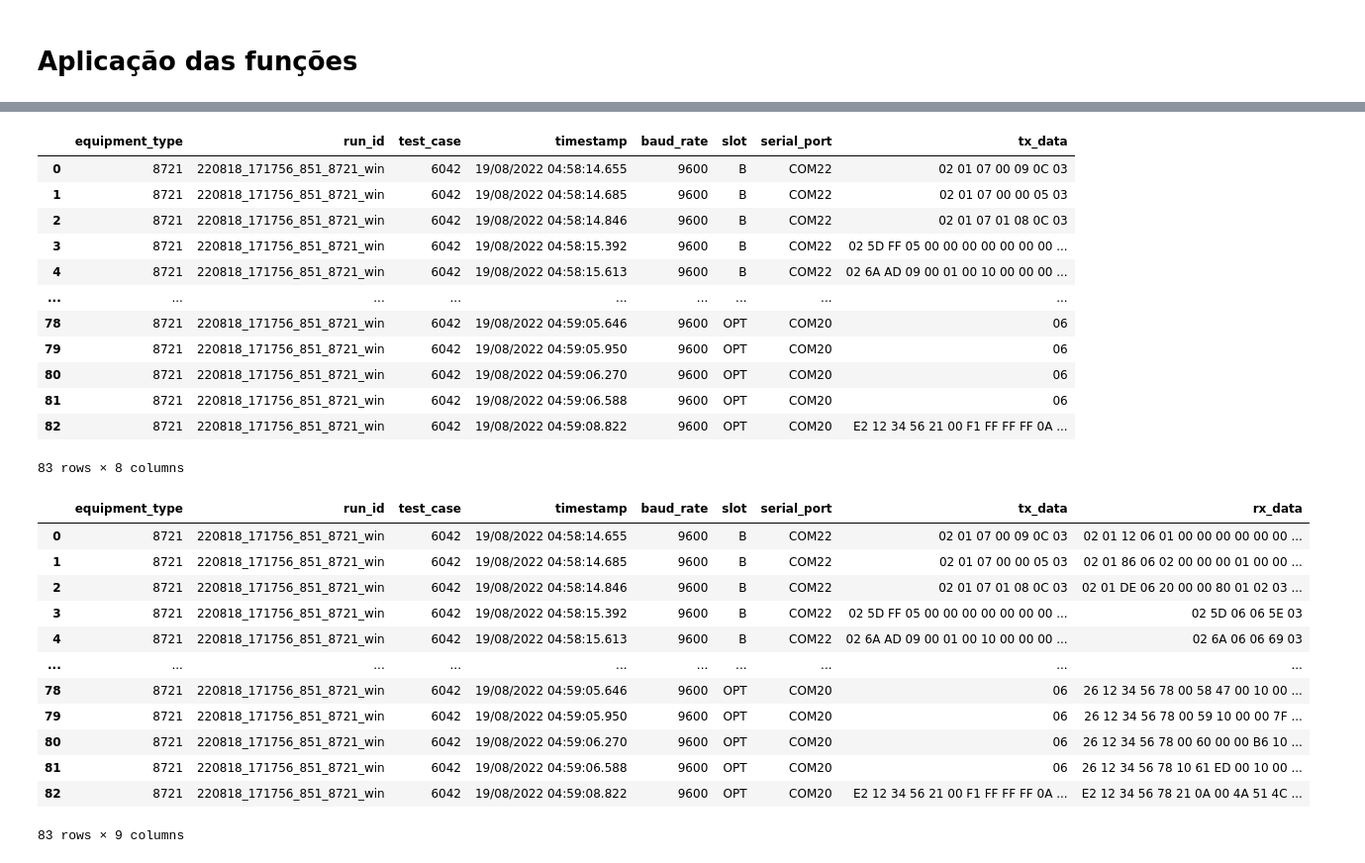
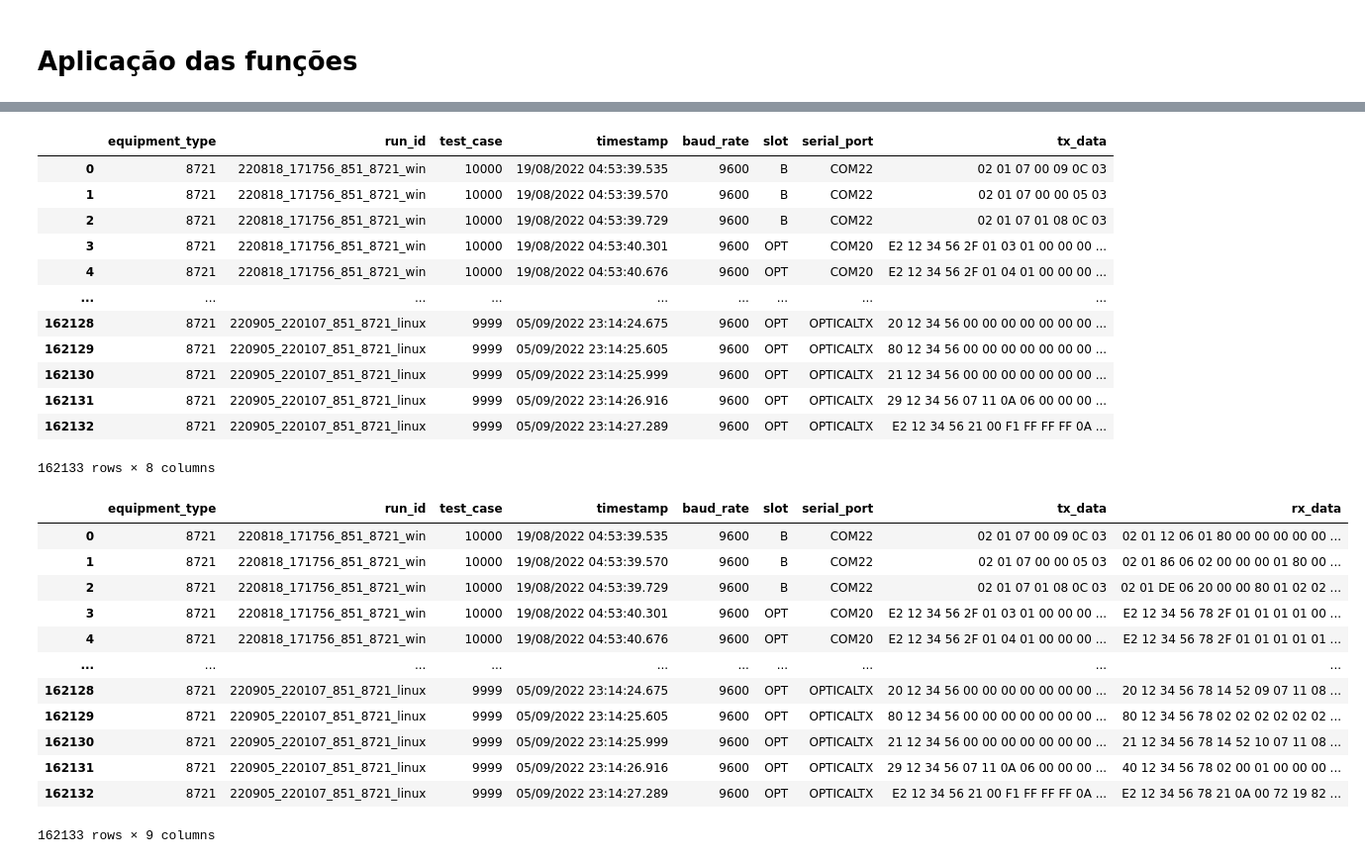
Before and after one commit to mthSolon/logs_ativ, a Jupyter notebook: main2.ipynb, the cells around one changed output, grey strips where cells are left out. Shown at 99% size. Saved outputs shown, nothing was run; the diff lists cells and outputs as text; code cells hidden in the pictures.

```diff
--- a/main2.ipynb
+++ b/main2.ipynb
@@ -376,3 +434,4 @@ logs
 # %%
-logs['baud_rate'] = logs.apply(get_baud_rate, path=path_logs, axis=1)
-logs
+# same_test_case = False
+# logs['baud_rate'], same_test_case = logs.apply(get_baud_rate, path=path_logs, same_test_case=same_test_case, axis=1)
+# logs
@@ -393,5 +438,6 @@ logs
 # %%
-logs['slot'] = logs.apply(get_slot, path=path_logs, axis=1)
+slots = get_slot(path_logs)
+logs['slot'] = logs.apply(apply_slot, slots_dict=slots, axis=1)
 logs
 # %% [output]
 |  | equipment_type | run_id | test_case | timestamp | baud_rate | slot |
@@ -410,5 +456,6 @@ logs
 # %%
-logs['serial_port'] = logs.apply(get_serial_port, path=path_logs, axis=1)
+serial_ports = get_serial_port(path_logs)
+logs['serial_port'] = logs.apply(apply_serial_port, serial_ports_dict=serial_ports, axis=1)
 logs
 # %% [output]
 |  | equipment_type | run_id | test_case | timestamp | baud_rate | slot | serial_port |
@@ -427,35 +474,37 @@ logs
 # %%
-logs['tx_data'] = logs.apply(get_tx_data, path=path_logs, axis=1)
+tx_datas = get_tx_data(path_logs)
+logs['tx_data'] = logs.apply(apply_tx_data, tx_dict=tx_datas, axis=1)
 logs
 # %% [output]
 |  | equipment_type | run_id | test_case | timestamp | baud_rate | slot | serial_port | tx_data |
-| 0 | 8721 | 220818_171756_851_8721_win | 6042 | 19/08/2022 04:58:14.655 | 9600 | B | COM22 | 02 01 07 00 09 0C 03 |
-| 1 | 8721 | 220818_171756_851_8721_win | 6042 | 19/08/2022 04:58:14.685 | 9600 | B | COM22 | 02 01 07 00 00 05 03 |
-| 2 | 8721 | 220818_171756_851_8721_win | 6042 | 19/08/2022 04:58:14.846 | 9600 | B | COM22 | 02 01 07 01 08 0C 03 |
-| 3 | 8721 | 220818_171756_851_8721_win | 6042 | 19/08/2022 04:58:15.392 | 9600 | B | COM22 | 02 5D FF 05 00 00 00 00 00 00 00 ... |
-| 4 | 8721 | 220818_171756_851_8721_win | 6042 | 19/08/2022 04:58:15.613 | 9600 | B | COM22 | 02 6A AD 09 00 01 00 10 00 00 00 ... |
+| 0 | 8721 | 220818_171756_851_8721_win | 10000 | 19/08/2022 04:53:39.535 | 9600 | B | COM22 | 02 01 07 00 09 0C 03 |
+| 1 | 8721 | 220818_171756_851_8721_win | 10000 | 19/08/2022 04:53:39.570 | 9600 | B | COM22 | 02 01 07 00 00 05 03 |
+| 2 | 8721 | 220818_171756_851_8721_win | 10000 | 19/08/2022 04:53:39.729 | 9600 | B | COM22 | 02 01 07 01 08 0C 03 |
+| 3 | 8721 | 220818_171756_851_8721_win | 10000 | 19/08/2022 04:53:40.301 | 9600 | OPT | COM20 | E2 12 34 56 2F 01 03 01 00 00 00 ... |
+| 4 | 8721 | 220818_171756_851_8721_win | 10000 | 19/08/2022 04:53:40.676 | 9600 | OPT | COM20 | E2 12 34 56 2F 01 04 01 00 00 00 ... |
 | ... | ... | ... | ... | ... | ... | ... | ... | ... |
-| 78 | 8721 | 220818_171756_851_8721_win | 6042 | 19/08/2022 04:59:05.646 | 9600 | OPT | COM20 | 06 |
-| 79 | 8721 | 220818_171756_851_8721_win | 6042 | 19/08/2022 04:59:05.950 | 9600 | OPT | COM20 | 06 |
-| 80 | 8721 | 220818_171756_851_8721_win | 6042 | 19/08/2022 04:59:06.270 | 9600 | OPT | COM20 | 06 |
-| 81 | 8721 | 220818_171756_851_8721_win | 6042 | 19/08/2022 04:59:06.588 | 9600 | OPT | COM20 | 06 |
-| 82 | 8721 | 220818_171756_851_8721_win | 6042 | 19/08/2022 04:59:08.822 | 9600 | OPT | COM20 | E2 12 34 56 21 00 F1 FF FF FF 0A ... |
+| 162128 | 8721 | 220905_220107_851_8721_linux | 9999 | 05/09/2022 23:14:24.675 | 9600 | OPT | OPTICALTX | 20 12 34 56 00 00 00 00 00 00 00 ... |
+| 162129 | 8721 | 220905_220107_851_8721_linux | 9999 | 05/09/2022 23:14:25.605 | 9600 | OPT | OPTICALTX | 80 12 34 56 00 00 00 00 00 00 00 ... |
+| 162130 | 8721 | 220905_220107_851_8721_linux | 9999 | 05/09/2022 23:14:25.999 | 9600 | OPT | OPTICALTX | 21 12 34 56 00 00 00 00 00 00 00 ... |
+| 162131 | 8721 | 220905_220107_851_8721_linux | 9999 | 05/09/2022 23:14:26.916 | 9600 | OPT | OPTICALTX | 29 12 34 56 07 11 0A 06 00 00 00 ... |
+| 162132 | 8721 | 220905_220107_851_8721_linux | 9999 | 05/09/2022 23:14:27.289 | 9600 | OPT | OPTICALTX | E2 12 34 56 21 00 F1 FF FF FF 0A ... |
-83 rows × 8 columns
+162133 rows × 8 columns
 # %%
-logs['rx_data'] = logs.apply(get_rx_data, path=path_logs, axis=1)
+rx_datas = get_rx_data(path_logs)
+logs['rx_data'] = logs.apply(apply_rx_data, rx_dict=rx_datas, axis=1)
 logs
 # %% [output]
 |  | equipment_type | run_id | test_case | timestamp | baud_rate | slot | serial_port | tx_data | rx_data |
-| 0 | 8721 | 220818_171756_851_8721_win | 6042 | 19/08/2022 04:58:14.655 | 9600 | B | COM22 | 02 01 07 00 09 0C 03 | 02 01 12 06 01 00 00 00 00 00 00 ... |
-| 1 | 8721 | 220818_171756_851_8721_win | 6042 | 19/08/2022 04:58:14.685 | 9600 | B | COM22 | 02 01 07 00 00 05 03 | 02 01 86 06 02 00 00 00 01 00 00 ... |
-| 2 | 8721 | 220818_171756_851_8721_win | 6042 | 19/08/2022 04:58:14.846 | 9600 | B | COM22 | 02 01 07 01 08 0C 03 | 02 01 DE 06 20 00 00 80 01 02 03 ... |
-| 3 | 8721 | 220818_171756_851_8721_win | 6042 | 19/08/2022 04:58:15.392 | 9600 | B | COM22 | 02 5D FF 05 00 00 00 00 00 00 00 ... | 02 5D 06 06 5E 03 |
-| 4 | 8721 | 220818_171756_851_8721_win | 6042 | 19/08/2022 04:58:15.613 | 9600 | B | COM22 | 02 6A AD 09 00 01 00 10 00 00 00 ... | 02 6A 06 06 69 03 |
+| 0 | 8721 | 220818_171756_851_8721_win | 10000 | 19/08/2022 04:53:39.535 | 9600 | B | COM22 | 02 01 07 00 09 0C 03 | 02 01 12 06 01 80 00 00 00 00 00 ... |
+| 1 | 8721 | 220818_171756_851_8721_win | 10000 | 19/08/2022 04:53:39.570 | 9600 | B | COM22 | 02 01 07 00 00 05 03 | 02 01 86 06 02 00 00 00 01 80 00 ... |
+| 2 | 8721 | 220818_171756_851_8721_win | 10000 | 19/08/2022 04:53:39.729 | 9600 | B | COM22 | 02 01 07 01 08 0C 03 | 02 01 DE 06 20 00 00 80 01 02 02 ... |
+| 3 | 8721 | 220818_171756_851_8721_win | 10000 | 19/08/2022 04:53:40.301 | 9600 | OPT | COM20 | E2 12 34 56 2F 01 03 01 00 00 00 ... | E2 12 34 56 78 2F 01 01 01 01 00 ... |
+| 4 | 8721 | 220818_171756_851_8721_win | 10000 | 19/08/2022 04:53:40.676 | 9600 | OPT | COM20 | E2 12 34 56 2F 01 04 01 00 00 00 ... | E2 12 34 56 78 2F 01 01 01 01 01 ... |
 | ... | ... | ... | ... | ... | ... | ... | ... | ... | ... |
-| 78 | 8721 | 220818_171756_851_8721_win | 6042 | 19/08/2022 04:59:05.646 | 9600 | OPT | COM20 | 06 | 26 12 34 56 78 00 58 47 00 10 00 ... |
-| 79 | 8721 | 220818_171756_851_8721_win | 6042 | 19/08/2022 04:59:05.950 | 9600 | OPT | COM20 | 06 | 26 12 34 56 78 00 59 10 00 00 7F ... |
-| 80 | 8721 | 220818_171756_851_8721_win | 6042 | 19/08/2022 04:59:06.270 | 9600 | OPT | COM20 | 06 | 26 12 34 56 78 00 60 00 00 B6 10 ... |
-| 81 | 8721 | 220818_171756_851_8721_win | 6042 | 19/08/2022 04:59:06.588 | 9600 | OPT | COM20 | 06 | 26 12 34 56 78 10 61 ED 00 10 00 ... |
-| 82 | 8721 | 220818_171756_851_8721_win | 6042 | 19/08/2022 04:59:08.822 | 9600 | OPT | COM20 | E2 12 34 56 21 00 F1 FF FF FF 0A ... | E2 12 34 56 78 21 0A 00 4A 51 4C ... |
+| 162128 | 8721 | 220905_220107_851_8721_linux | 9999 | 05/09/2022 23:14:24.675 | 9600 | OPT | OPTICALTX | 20 12 34 56 00 00 00 00 00 00 00 ... | 20 12 34 56 78 14 52 09 07 11 08 ... |
+| 162129 | 8721 | 220905_220107_851_8721_linux | 9999 | 05/09/2022 23:14:25.605 | 9600 | OPT | OPTICALTX | 80 12 34 56 00 00 00 00 00 00 00 ... | 80 12 34 56 78 02 02 02 02 02 02 ... |
+| 162130 | 8721 | 220905_220107_851_8721_linux | 9999 | 05/09/2022 23:14:25.999 | 9600 | OPT | OPTICALTX | 21 12 34 56 00 00 00 00 00 00 00 ... | 21 12 34 56 78 14 52 10 07 11 08 ... |
+| 162131 | 8721 | 220905_220107_851_8721_linux | 9999 | 05/09/2022 23:14:26.916 | 9600 | OPT | OPTICALTX | 29 12 34 56 07 11 0A 06 00 00 00 ... | 40 12 34 56 78 02 00 01 00 00 00 ... |
+| 162132 | 8721 | 220905_220107_851_8721_linux | 9999 | 05/09/2022 23:14:27.289 | 9600 | OPT | OPTICALTX | E2 12 34 56 21 00 F1 FF FF FF 0A ... | E2 12 34 56 78 21 0A 00 72 19 82 ... |
-83 rows × 9 columns
+162133 rows × 9 columns
 # %%
```
Also changed, not shown: parts of 26 cells of this notebook.
